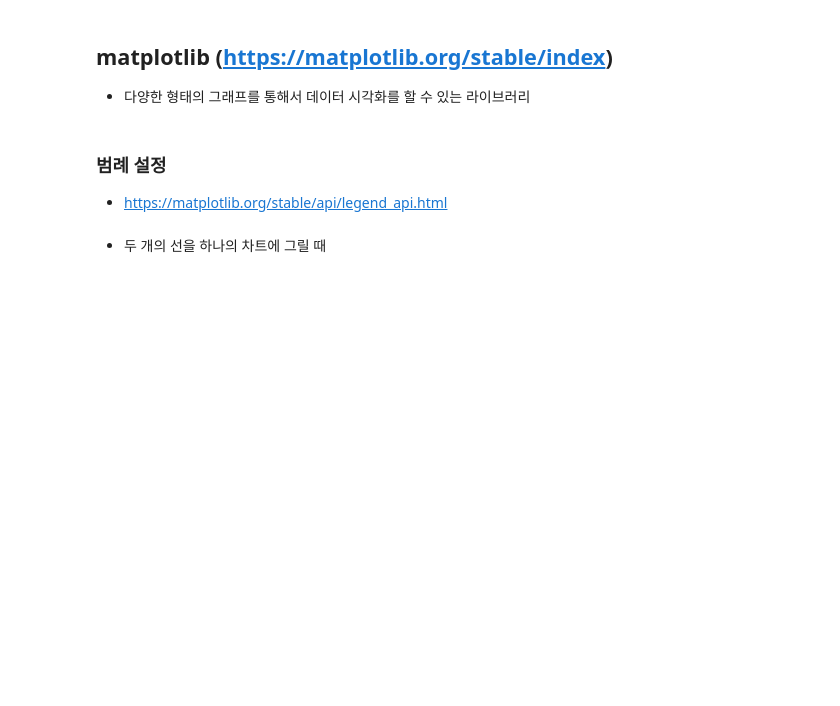
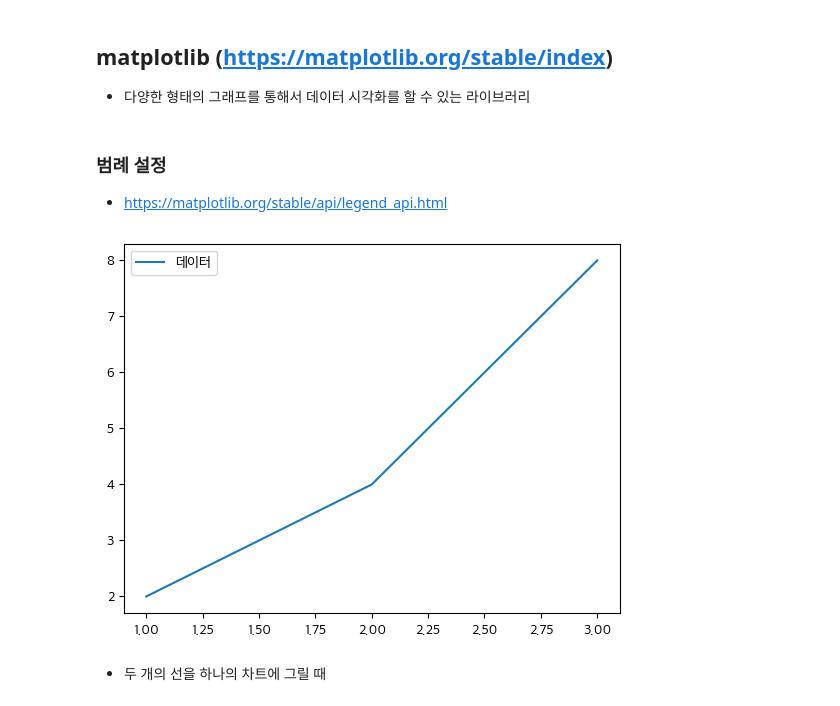
Before and after one commit to nayana0021/pythonsource, a Jupyter notebook: matplotlib/03. 범례.ipynb, the cells around one changed output. Drawn from its saved outputs; the diff is of its cells as text; code cells hidden in the pictures; blank space fills up the shorter version.

```diff
--- a/matplotlib/03. 범례.ipynb
+++ b/matplotlib/03. 범례.ipynb
@@ -8,2 +10,14 @@
+# %%
+plt.rcParams["font.family"] = "Apple SD Gothic Neo"
+plt.rcParams["axes.unicode_minus"] = False
+# %%
+x = [1,2,3]
+y = [2,4,8]
+# %%
+plt.plot(x,y, label="데이터")
+plt.legend()
+plt.show()
+# %% [output]
+[figure, added]
 # %% [markdown]
 - 두 개의 선을 하나의 차트에 그릴 때
```
Also changed, not shown: parts of 9 cells of this notebook, 12 other files.
